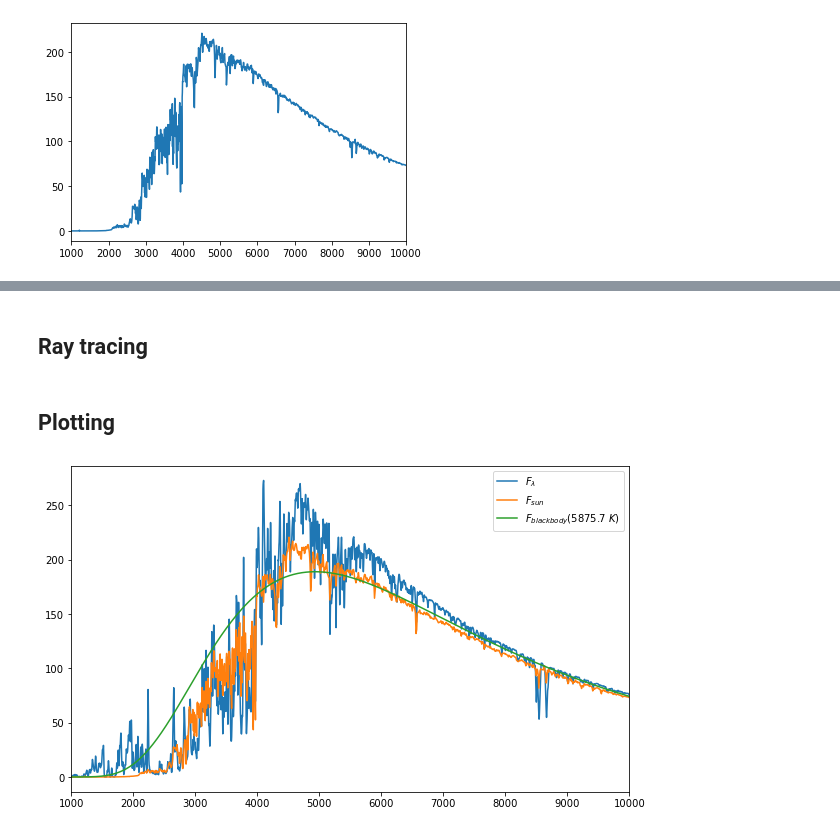
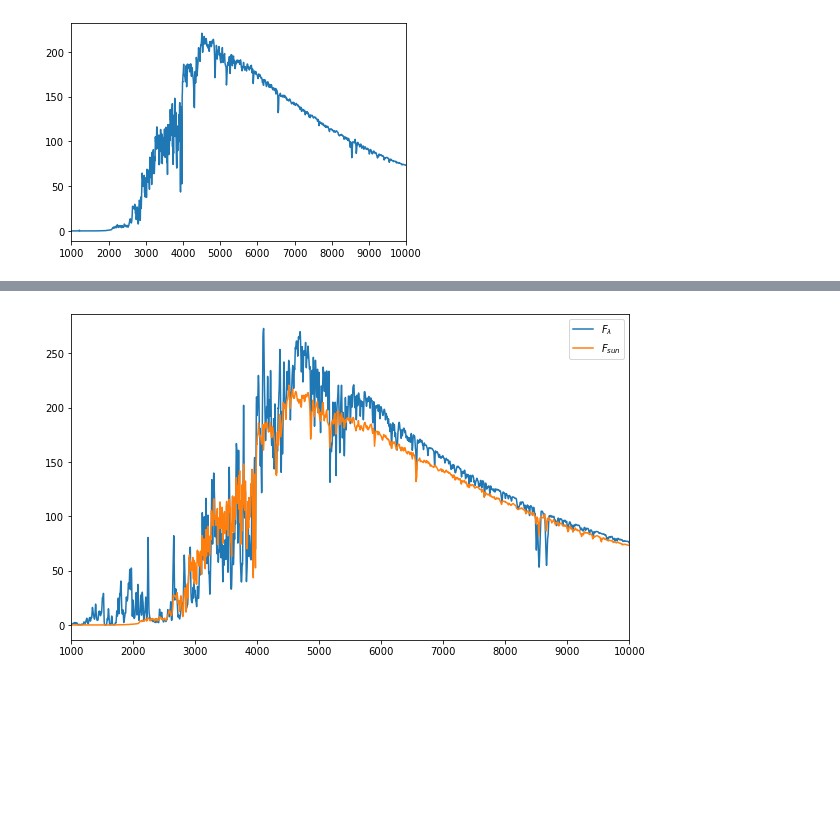
Before and after one commit to tardis-sn/stardis, a Jupyter notebook: star_test.ipynb, the cells around one changed output, grey strips where cells are left out. Drawn from its saved outputs; the diff is of its cells as text; code cells hidden in the pictures; blank space fills up the shorter version.

```diff
--- a/star_test.ipynb
+++ b/star_test.ipynb
@@ -29,4 +34,6 @@ plt.xlim(1000, 10000);
 # %%
+# Load atomic data and create the stellar model
+
 adata = AtomData.from_hdf('kurucz_cd23_chianti_H_He.h5')
-marcs_model_fv, marcs_abundances_all, boundary_temps = read_marcs_to_fv('data/marcs/sun.mod', adata, 30)
-adata.prepare_atom_data(marcs_abundances_all.index.tolist())
+stellar_model = read_marcs_to_fv('data/marcs/sun.mod', adata, 30)
+adata.prepare_atom_data(stellar_model.abundances.index.tolist())
@@ -46,7 +45,13 @@ tau_line = calc_tau_line(splasma, marcs_model_fv, tracing_nus)
+# %%
+# Create the stellar plasma
+
+stellar_plasma = create_stellar_plasma(stellar_model, adata)
 # %%
-tau_h_minus = calc_tau_h_minus(
-    splasma,
-    marcs_model_fv,
+# Calculate opacities
+
+alphas = calc_alphas(
+    stellar_plasma,
+    stellar_model,
     tracing_nus,
     wbr_fpath="data/wishart_broad_reinhardt_cross_section.dat",
 )
@@ -78,2 +57,0 @@ plt.plot(tracing_lambdas, bbw_test[0]);
-# %% [markdown]
-## Ray tracing
@@ -82,3 +58,5 @@ I_nu = raytrace(bb, all_taus, tracing_nus, len(marcs_model_fv))
-# %% [markdown]
-## Plotting
+# %%
+# Perform ray tracing
+
+I_nu = raytrace(stellar_model, alphas, tracing_nus)
 # %%
@@ -91,15 +71,15 @@ F_lambda = intensity_to_flux * I_lambda
 
 smooth_F_lambda = ndimage.gaussian_filter1d(F_lambda, 5)
 # %%
+# Plot spectra
+
 #%matplotlib notebook
 
 plt.figure(figsize=(10,6))
 plt.plot(tracing_lambdas, smooth_F_lambda, label="$F_\lambda$")
 plt.plot(sun_spec.wave, sun_spec.flux, label="$F_{sun}$")
-bb_index = 17
-plt.plot(tracing_lambdas, intensity_to_flux * bbw[bb_index], label="$F_{blackbody}"+f"({boundary_temps[bb_index][0]}\ K)$")
 
 plt.xlim((1000,10000))
 plt.legend();
 # %% [output]
-[figure, old version]
+[figure, new version]
```
Also changed, not shown: parts of 20 cells of this notebook, 8 other files.
